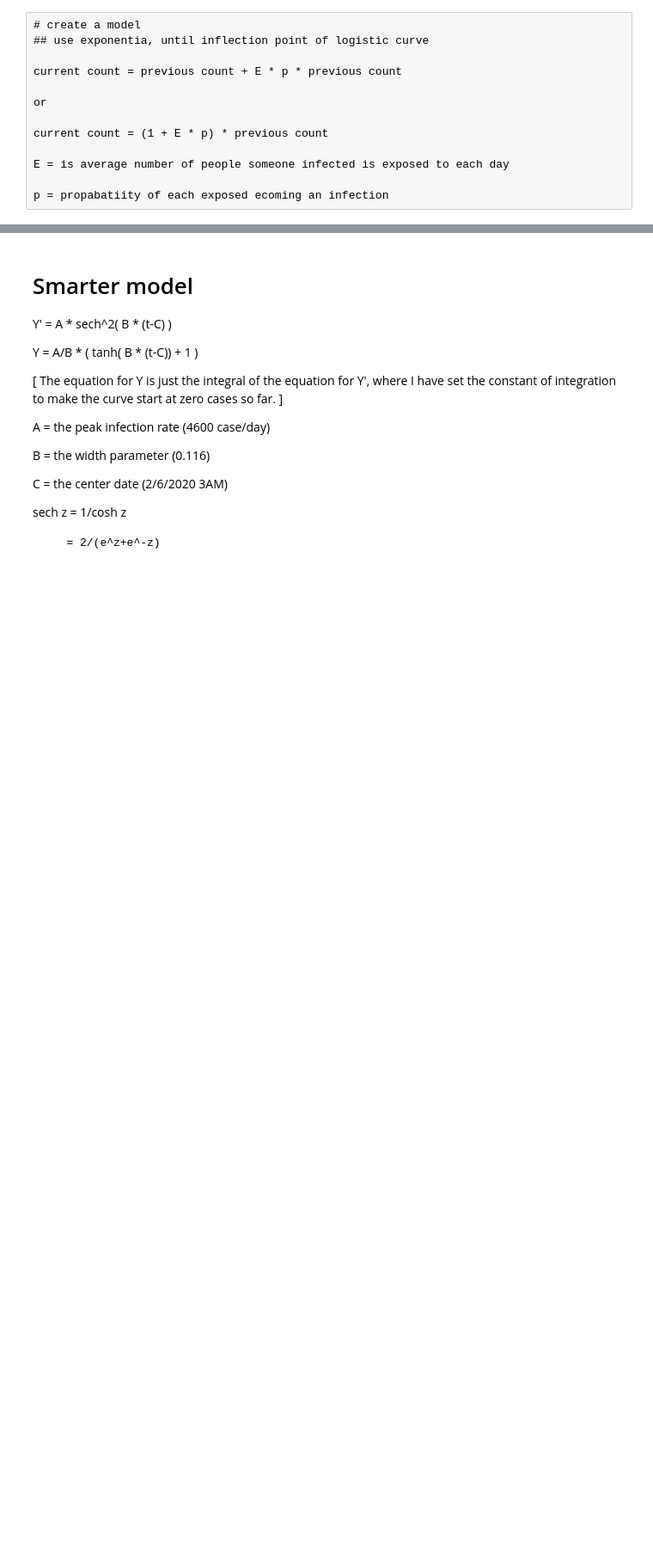
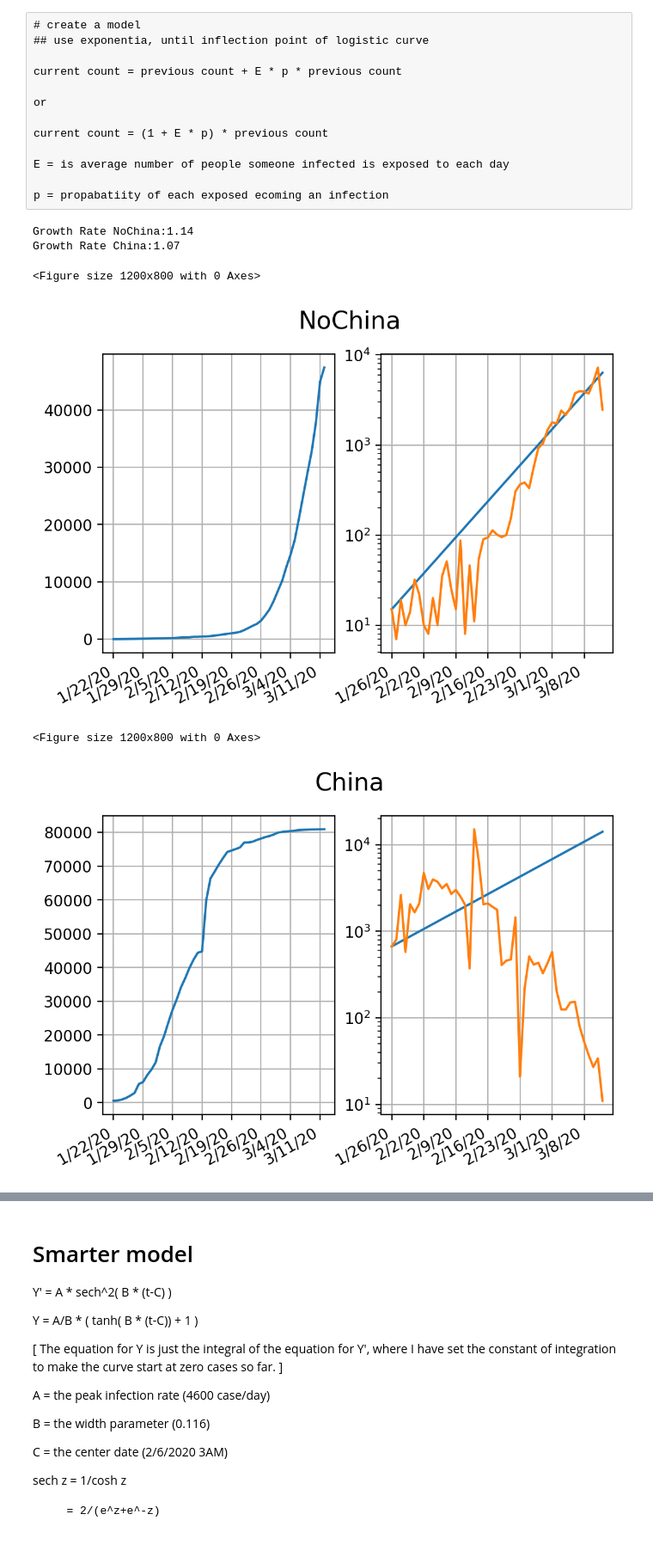
Before and after one commit to raysalem/sars-cov-19, a Jupyter notebook: cov-19.ipynb, the cells around one changed output, grey strips where cells are left out. Shown at 86% size. Cells and saved outputs as stored; diff of their text form; code cells hidden in the pictures; blank space fills up the shorter version.

```diff
--- a/cov-19.ipynb
+++ b/cov-19.ipynb
@@ -198,36 +201,43 @@ import matplotlib.ticker as mticker
 myLocator = mticker.MultipleLocator(7)
 
 #determine slope and plot
 for name in ["NoChina","China"]:
     ctr = countries[name]
     plt.figure()
     vals= data.loc[ctr].sum().diff()
     idx = np.argwhere(vals>0)[3][0]
 
     #print(idx)
     vals = vals[idx:]
     lv = sp.log10(vals)
-    m=(lv[-1]-lv[0])/(sp.size(lv))
+    m=(max(lv)-lv[0])/(sp.size(lv))
 
-    #print(m)
-    #print(math.pow(10,m))
+    print("Growth Rate %s:%.2f"%(ctr,math.pow(10,m)))
+    #print()
 
     fig, ax = plt.subplots(1,2)
     #---
     ax[1].plot(vals.index,pow(10,np.arange(0,sp.size(lv))*m+lv[0]))
     ax[1].semilogy(vals)
 
     ax[1].xaxis.set_major_locator(myLocator)
     ax[1].grid()
     fig.autofmt_xdate()
 
     #---
     ax[0].plot(data.loc[ctr].sum())
     ax[0].xaxis.set_major_locator(myLocator)
     ax[0].grid()
     fig.autofmt_xdate()
 
     fig.suptitle('%s'% name, fontsize=16)
+# %% [output]
+Growth Rate NoChina:1.14
+Growth Rate China:1.07
+<Figure size 1200x800 with 0 Axes>
+[figure, added]
+<Figure size 1200x800 with 0 Axes>
+[figure, added]
 # %%
 #ignore china here
 fig, ax =plt.subplots(1,2)
```
Also changed, not shown: parts of 11 cells of this notebook, 1 other file.
